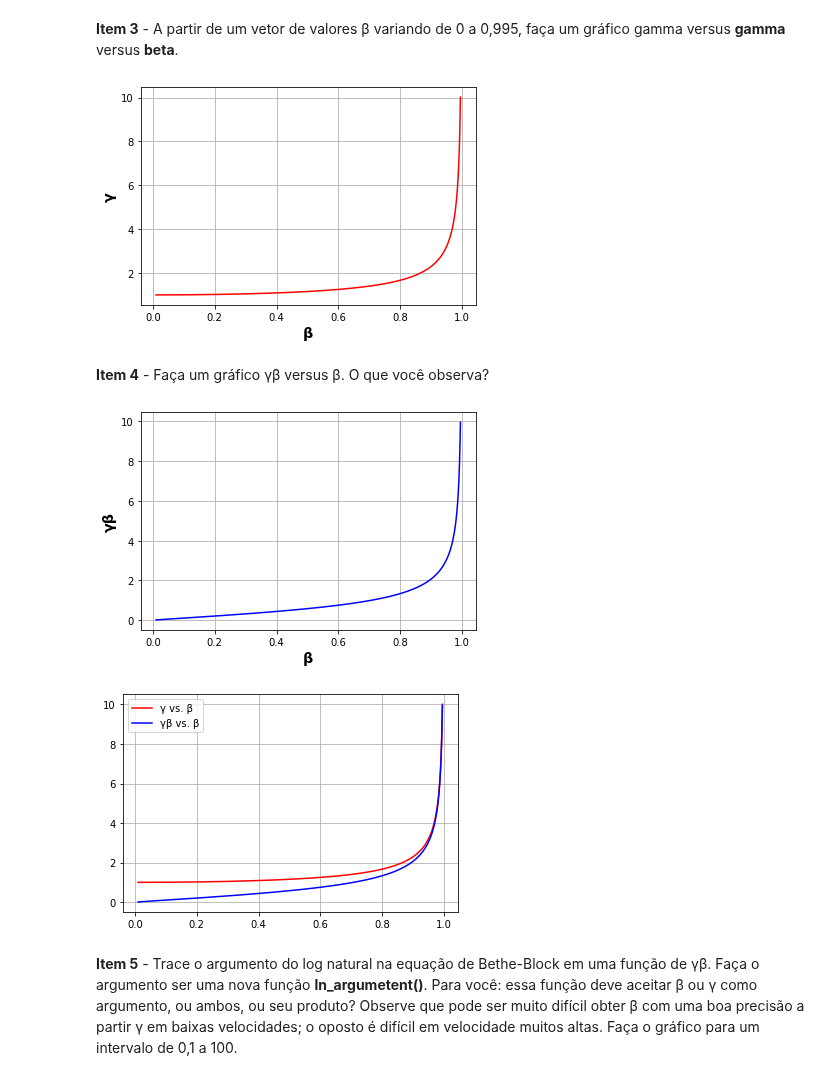
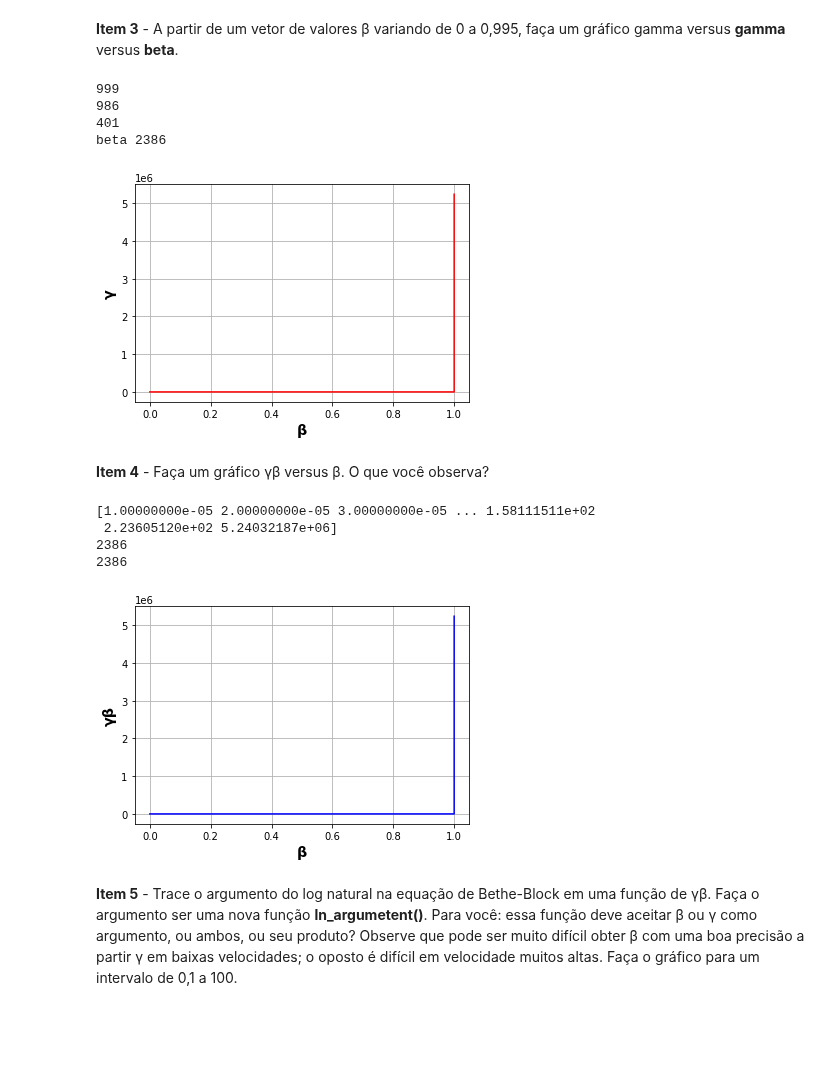
Before and after one commit to JMateusNSilva/python_uerj_2020_2, a Jupyter notebook: projeto01/projeto01_Bethe_Block_equation_versão2.ipynb, the cells around one changed output. Saved outputs shown, nothing was run; the diff lists cells and outputs as text; code cells hidden in the pictures; blank space fills up the shorter version.

```diff
--- a/projeto01/projeto01_Bethe_Block_equation_versão2.ipynb
+++ b/projeto01/projeto01_Bethe_Block_equation_versão2.ipynb
@@ -46,53 +46,94 @@ gamma = gamma(beta)
 # %%
 import numpy as np
 import matplotlib.pyplot as plt
 from função_gamma import gamma
 # Beta varia entre valores de 0 até 1.
-beta = np.arange(0.01,0.996,0.001)               # O intervalo inclui o ponto inicial (0) e exclui o ponto final(0.996)
+
+beta1 = np.arange(0.00001,0.01,0.00001)
+beta2 = np.arange(0.01,0.996,0.001)            # O intervalo inclui o ponto inicial (0) e exclui o ponto final(0.996)
+beta3 = np.arange(0.9960, 1.0, 0.00001)
+
+
+print(len(beta1))
+print(len(beta2))
+print(len(beta3))
+
+beta = np.concatenate((beta1,beta2,beta3))
+print('beta',len(beta))
+
+
+# beta1 + beta2 #+ beta3
 
 gamma = gamma(beta)
 
 #beta.shape
 #print(len(gamma))
 #type(gamma)
 #print(f'gamma = \n {gamma}')
 #print(f'beta = \n {beta}')
 
-plt.ylabel('γ' ,fontsize= 'x-large', fontweight='bold')
-plt.xlabel('β' , fontsize= 'x-large', fontweight='bold')
+fig, ax0 = plt.subplots()
+ax0.set_ylabel('γ' ,fontsize= 'x-large', fontweight='bold')
+ax0.set_xlabel('β' , fontsize= 'x-large', fontweight='bold')
 plt.grid()
-plt.plot(beta, gamma,'red')
-plt.show()
+ax0=plt.plot(beta, gamma,'red')
 # %% [output]
+999
+986
+401
+beta 2386
-[figure, old version]
+[figure, new version]
 # %% [markdown]
 **Item 4** - Faça um gráfico γβ versus β. O que você observa?
+# %%
+import numpy as np
+import matplotlib.pyplot as plt
+from função_gamma import gamma
+# Beta varia entre valores de 0 até 1.
+
+gamma = gamma(beta)
+
+gamma_beta = gamma*beta
+#for i in beta:
+ #   gamma_beta = i * gamma
+
+print(gamma_beta)
+
+print(len(beta))
+print(len(gamma_beta))
+# %% [output]
+[1.00000000e-05 2.00000000e-05 3.00000000e-05 ... 1.58111511e+02
+ 2.23605120e+02 5.24032187e+06]
+2386
+2386
 # %%
 import numpy as np
 import matplotlib.pyplot as plt
 from função_gamma import gamma
 # Beta varia entre valores de 0 até 1.
-beta = np.arange(0.01,0.996,0.001)               # O intervalo inclui o ponto inicial (0) e exclui o ponto final(0.996)
 
 gamma = gamma(beta)
 
 gamma_beta = gamma*beta
 
+
+
+#print(len(beta))
 #print(len(gamma_beta))
 
 fig, ax1 = plt.subplots()
 ax1.set_xlabel('β', fontsize= 'x-large', fontweight='bold')
 ax1.set_ylabel('γβ', fontsize= 'x-large', fontweight= 'bold')
-axi=plt.grid()
+ax1=plt.grid()
 ax1=plt.plot(beta, gamma_beta, 'blue')
 
 
 
-fig, ax6 = plt.subplots()
-plt.grid()
-ax6=plt.plot(beta,gamma, 'red', label='γ vs. β')
-ax6=plt.plot( beta,gamma_beta, 'blue', label='γβ vs. β')
-ax6=plt.legend()
+#fig, ax6 = plt.subplots()
+#plt.grid()
+#ax6=plt.plot(beta,gamma, 'red', label='γ vs. β')
+#ax6=plt.plot( beta,gamma_beta, 'blue', label='γβ vs. β')
+#ax6=plt.legend()
 
 
 
@@ -105,8 +146,7 @@ ax6=plt.legend()
 #ax2.set_yscale('log')
 #ax2=plt.plot( beta, gamma_beta, 'blue')
 # %% [output]
-[figure, old version]
+[figure, new version]
-[figure, removed]
 # %% [markdown]
 **Item 5** - Trace o argumento do log natural na equação de Bethe-Block em uma função de γβ. Faça o argumento ser uma nova função **ln_argumetent()**. Para você: essa função deve aceitar β ou γ como argumento, ou ambos, ou seu produto? Observe que pode ser muito difícil obter β com uma boa precisão a partir γ em baixas velocidades; o oposto é difícil em velocidade muitos altas. Faça o gráfico para um intervalo de 0,1 a 100.
 # %%
```
Also changed, not shown: parts of 7 cells of this notebook.
